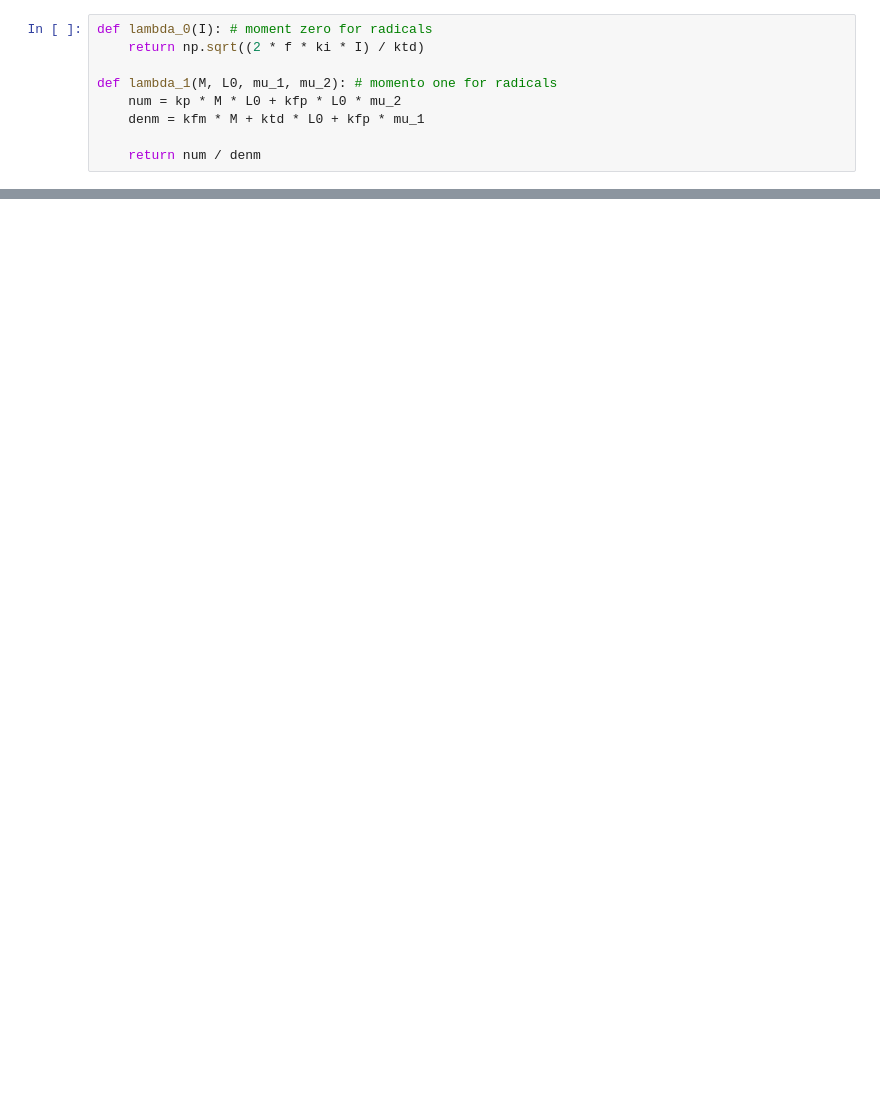
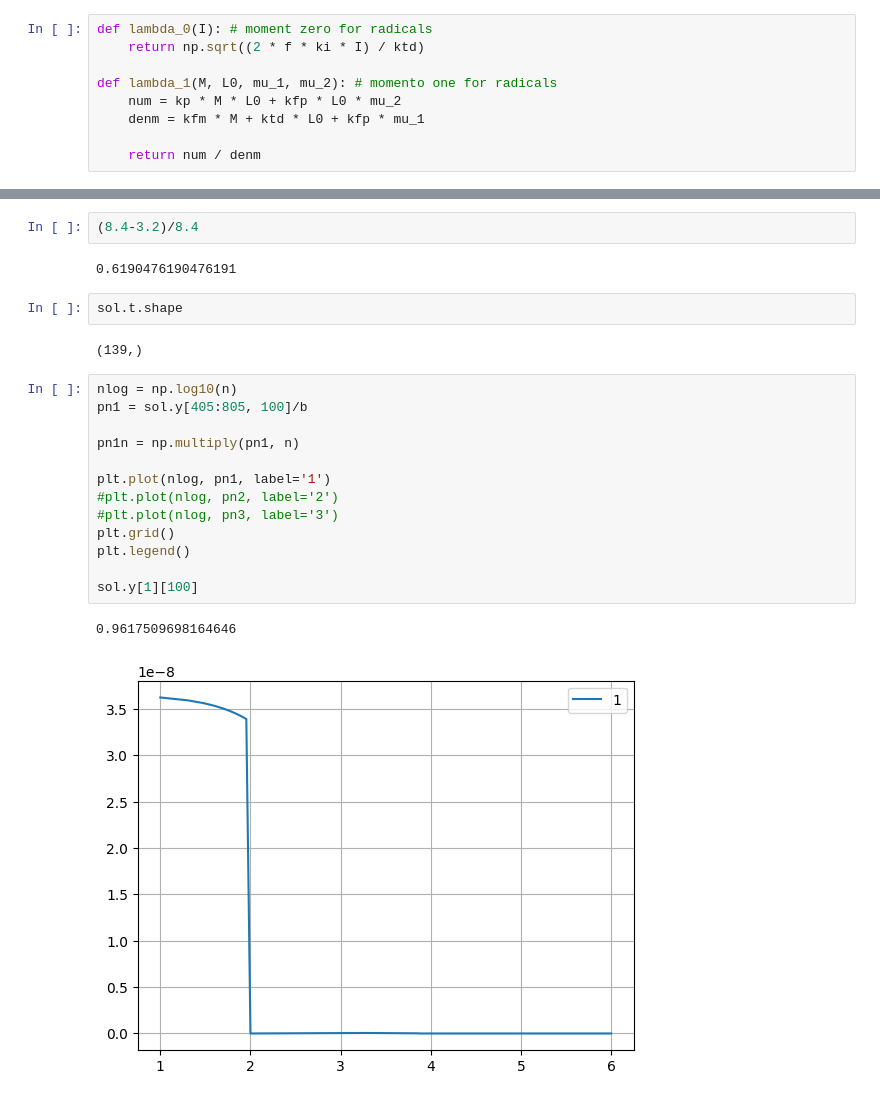
Before and after one commit to NicolasHeredia/KR_method, a Jupyter notebook: kr_first_test.ipynb, the cells around one changed output, grey strips where cells are left out. Saved outputs shown, nothing was run; the diff lists cells and outputs as text; blank space fills up the shorter version.

```diff
--- a/kr_first_test.ipynb
+++ b/kr_first_test.ipynb
@@ -117,0 +141,24 @@ kkk
+# %%
+(8.4-3.2)/8.4
+# %% [output]
+0.6190476190476191
+# %%
+sol.t.shape
+# %% [output]
+(139,)
+# %%
+nlog = np.log10(n)
+pn1 = sol.y[405:805, 100]/b
+
+pn1n = np.multiply(pn1, n)
+
+plt.plot(nlog, pn1, label='1')
+#plt.plot(nlog, pn2, label='2')
+#plt.plot(nlog, pn3, label='3')
+plt.grid()
+plt.legend()
+
+sol.y[1][100]
+# %% [output]
+0.9617509698164646
+[figure, added]
```
Also changed, not shown: parts of 14 cells of this notebook, 1 other file.
